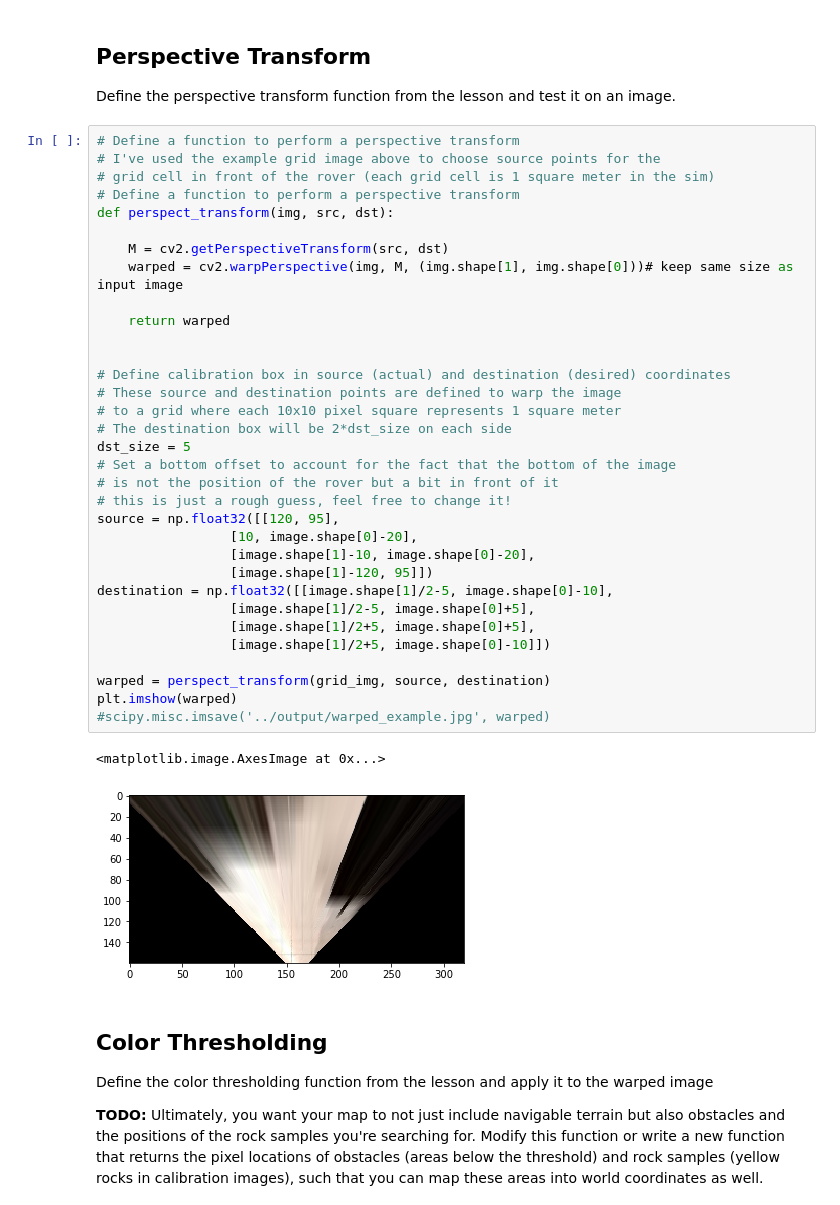
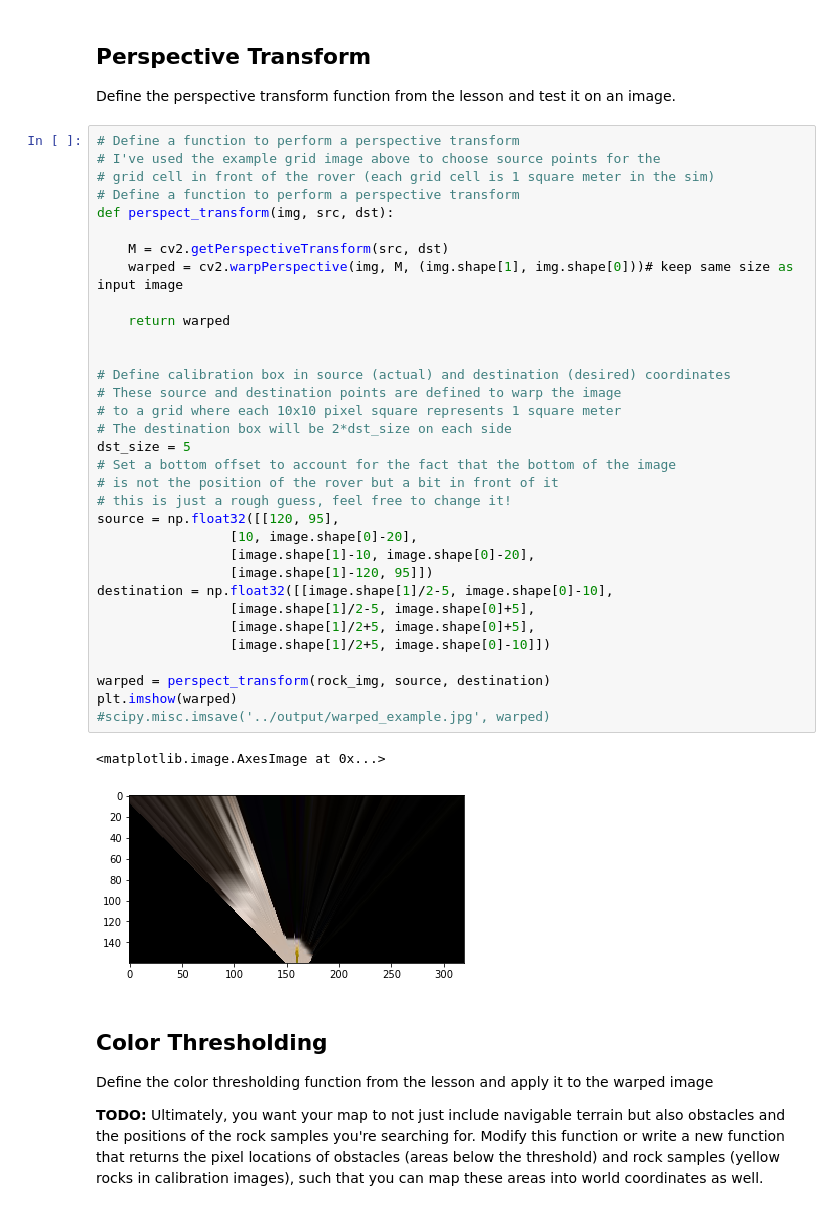
Before and after one commit to moe-elsadig/RoboND-P1, a Jupyter notebook: code/Rover_Project_Test_Notebook.ipynb, the cells around one changed output. Saved outputs shown, nothing was run; the diff lists cells and outputs as text.

```diff
--- a/code/Rover_Project_Test_Notebook.ipynb
+++ b/code/Rover_Project_Test_Notebook.ipynb
@@ -95,13 +95,13 @@
                  [image.shape[1]/2-5, image.shape[0]+5],
                  [image.shape[1]/2+5, image.shape[0]+5],
                  [image.shape[1]/2+5, image.shape[0]-10]])
 
-warped = perspect_transform(grid_img, source, destination)
+warped = perspect_transform(rock_img, source, destination)
 plt.imshow(warped)
 #scipy.misc.imsave('../output/warped_example.jpg', warped)
 # %% [output]
 <matplotlib.image.AxesImage at 0x...>
-[figure, old version]
+[figure, new version]
 # %% [markdown]
 ## Color Thresholding
 Define the color thresholding function from the lesson and apply it to the warped image
```
Also changed, not shown: parts of 6 cells of this notebook, 1 other file.
